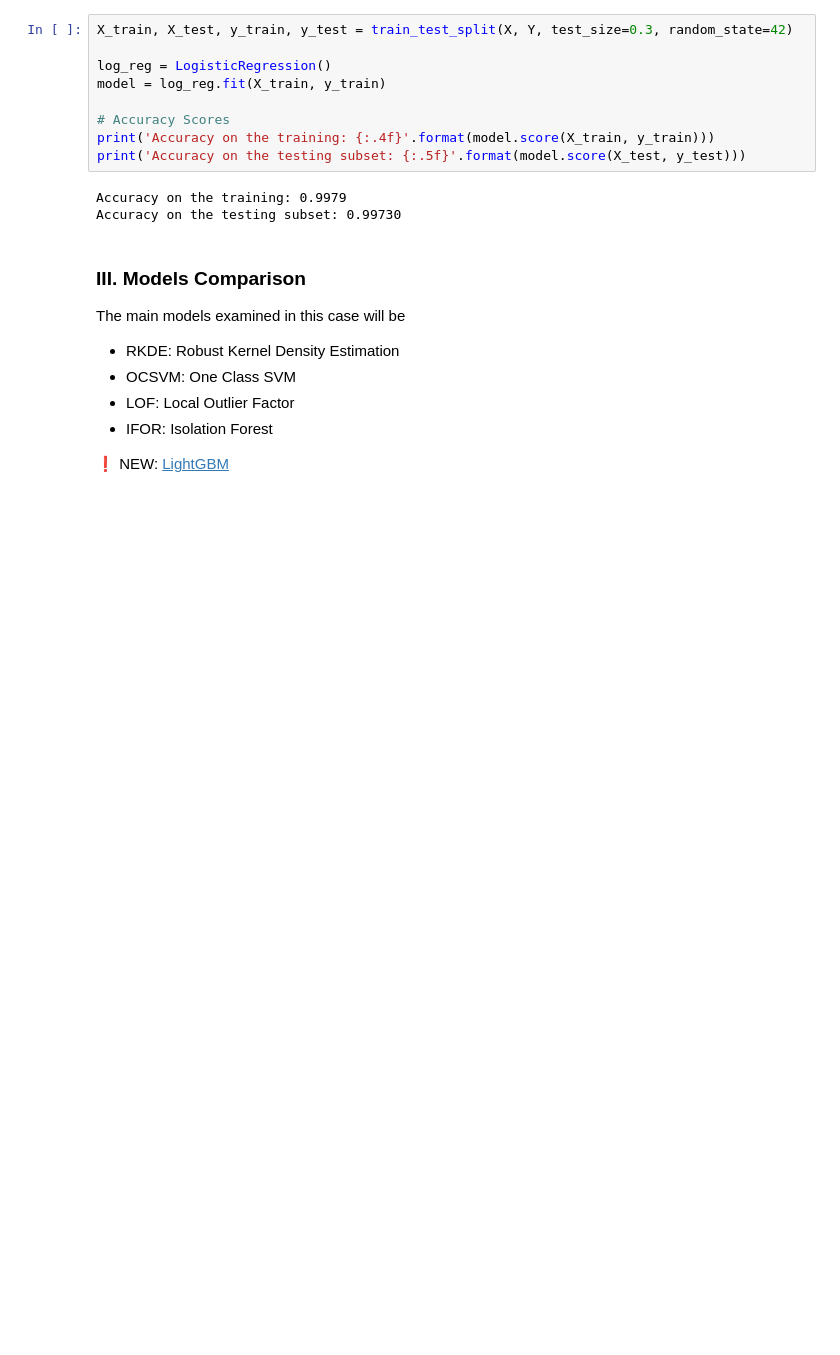
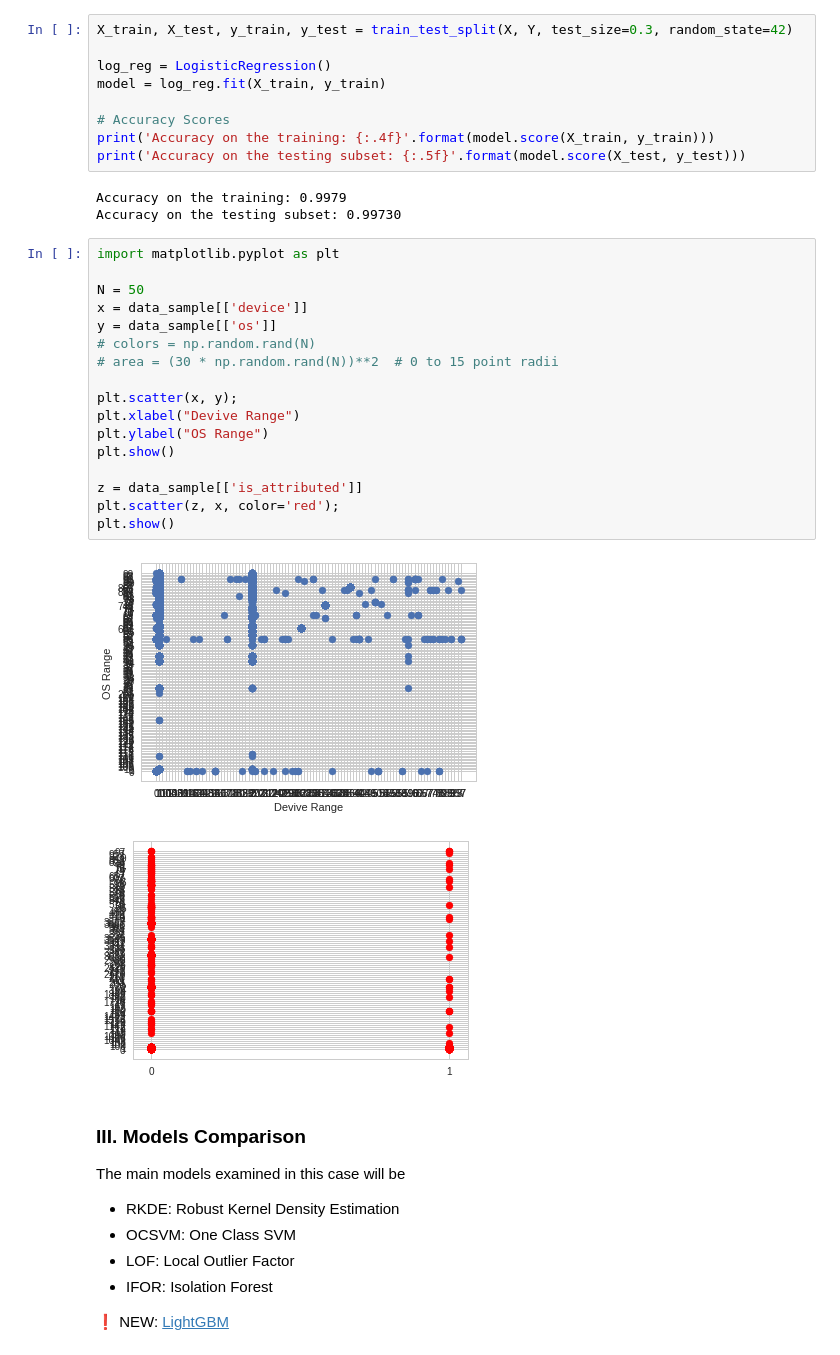
Before and after one commit to awenare/Fraud-Detection, a Jupyter notebook: Fraud_Detection_Project_Tina_Kovacova.ipynb, the cells around one changed output. Cells and saved outputs as stored; diff of their text form; blank space fills up the shorter version.

```diff
--- a/Fraud_Detection_Project_Tina_Kovacova.ipynb
+++ b/Fraud_Detection_Project_Tina_Kovacova.ipynb
@@ -181,6 +202,26 @@ print('Accuracy on the testing subset: {:.5f}'.format(model.score(X_test, y_test
 # %% [output]
 Accuracy on the training: 0.9979
 Accuracy on the testing subset: 0.99730
+# %%
+import matplotlib.pyplot as plt
+
+N = 50
+x = data_sample[['device']]
+y = data_sample[['os']]
+# colors = np.random.rand(N)
+# area = (30 * np.random.rand(N))**2  # 0 to 15 point radii
+
+plt.scatter(x, y);
+plt.xlabel("Devive Range")
+plt.ylabel("OS Range")
+plt.show()
+
+z = data_sample[['is_attributed']]
+plt.scatter(z, x, color='red');
+plt.show()
+# %% [output]
+[figure, added]
+[figure, added]
 # %% [markdown]
 ### III. Models Comparison
 
```
Also changed, not shown: parts of 15 cells of this notebook.
